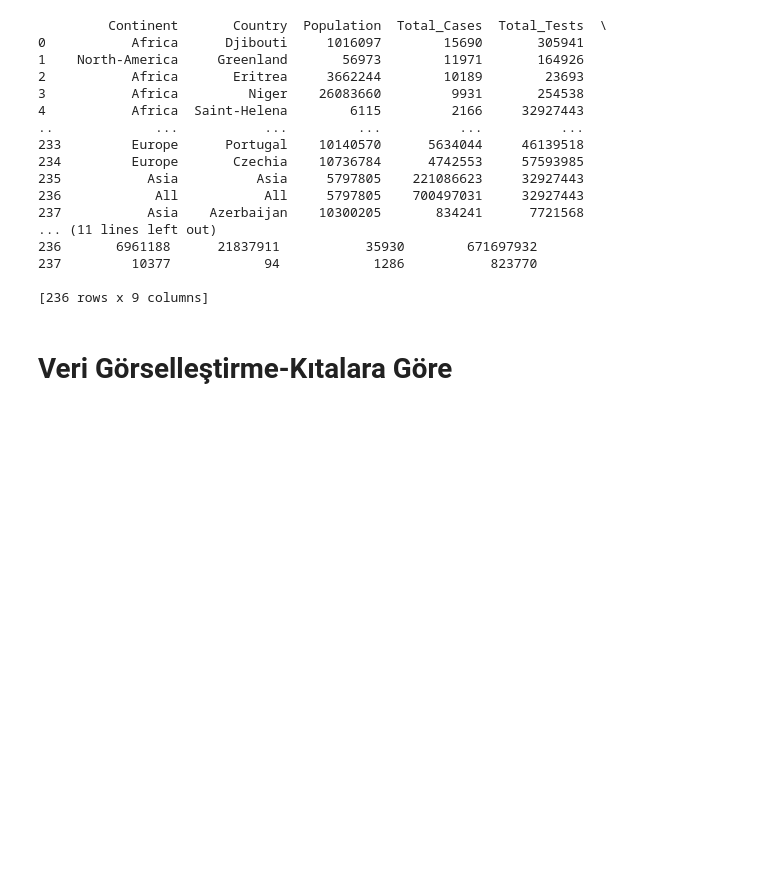
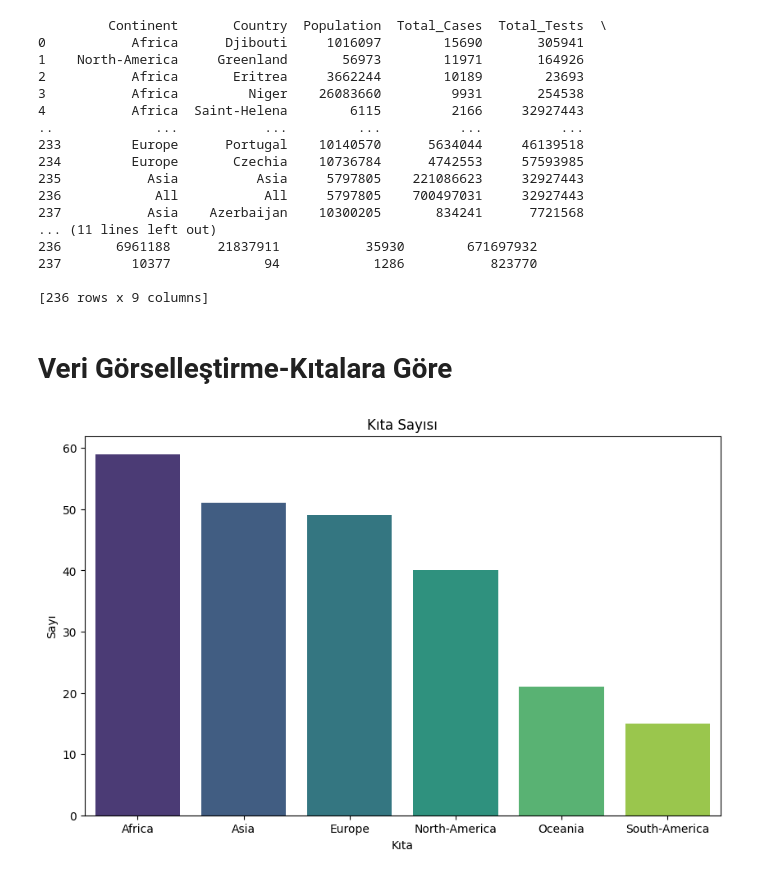
Before and after one commit to Tubaakbas/COVID19-API-Project, a Jupyter notebook: covid19_api_project.ipynb, the cells around one changed output. Cells and saved outputs as stored; diff of their text form; code cells hidden in the pictures; blank space fills up the shorter version.

Commit message:
data visualized

```diff
--- a/covid19_api_project.ipynb
+++ b/covid19_api_project.ipynb
@@ -297,5 +304,21 @@ with pd.option_context('display.float_format', '{:.0f}'.format):
 237         10377            94            1286           823770
 
 [236 rows x 9 columns]
+# %%
+#Bütün ülke ve kıtaların değerlerini alan satırlar çıkarıldı
+covid19_df = covid19_df[ ( (covid19_df['Continent'] != 'All') & (covid19_df['Country'] != 'All') )]
 # %% [markdown]
 # Veri Görselleştirme-Kıtalara Göre
+# %%
+# Her bir kıtanın sayısını alma
+value_counts = covid19_df['Continent'].value_counts()
+
+# Çubuk grafik oluşturalım
+plt.figure(figsize=(10, 6))
+sns.barplot(x=value_counts.index, y=value_counts.values, palette='viridis')
+plt.title('Kıta Sayısı')
+plt.xlabel('Kıta')
+plt.ylabel('Sayı')
+plt.show()
+# %% [output]
+[figure, added]
```
Also changed, not shown: parts of 11 cells of this notebook.
